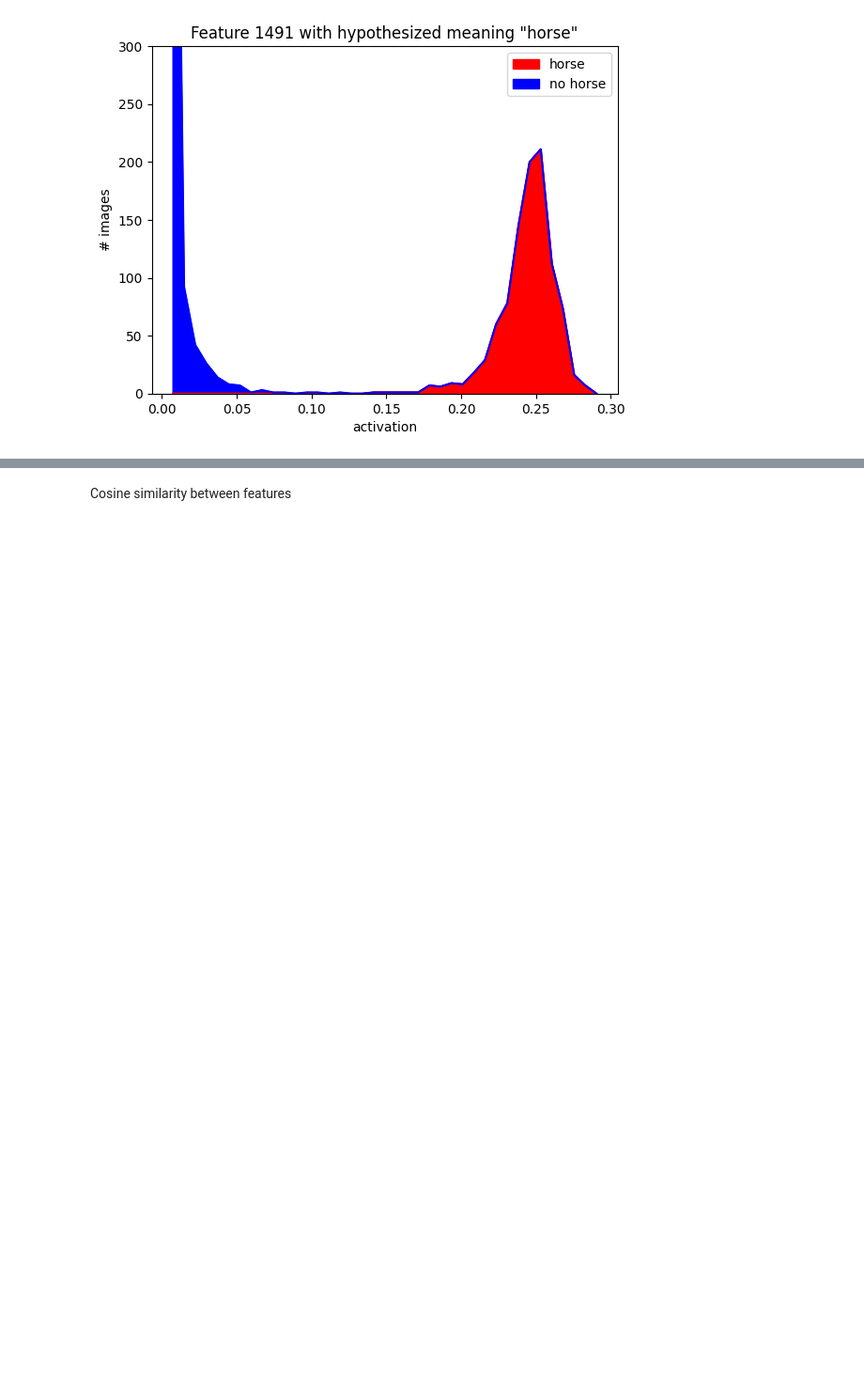
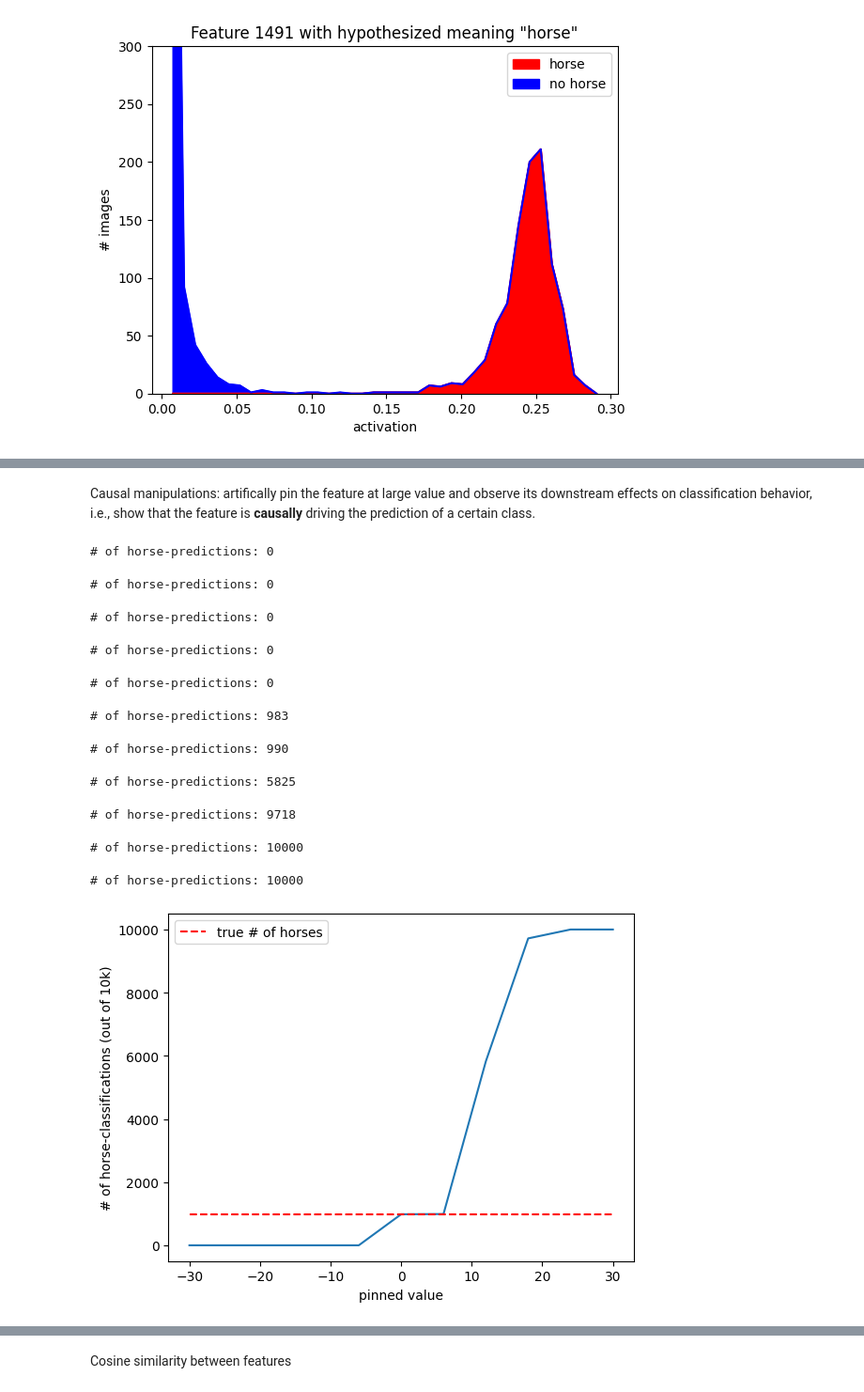
Before and after one commit to V-G-spec/DLProject-MLP, a Jupyter notebook: Experiments/Francesco/feature_analysis_crossval.ipynb, the cells around one changed output, grey strips where cells are left out. Shown at 94% size. Saved outputs shown, nothing was run; the diff lists cells and outputs as text; code cells hidden in the pictures; blank space fills up the shorter version.

Commit message:
added causal analysis of features

```diff
--- a/Experiments/Francesco/feature_analysis_crossval.ipynb
+++ b/Experiments/Francesco/feature_analysis_crossval.ipynb
@@ -272,0 +302,56 @@ _ = plt.legend(loc='upper right')
+# %% [markdown]
+Causal manipulations: artifically pin the feature at large value and observe its downstream effects on classification behavior, i.e., show that the feature is **causally** driving the prediction of a certain class.
+# %%
+f_normed = f_vec / (f_vec.norm() + 1e-8)
+pin_value = 0
+
+def pin_hook(module, input, output):
+    batch_size = output.shape[0]
+    ablated = output-output@f_normed.view(-1, 1)@f_normed.view(1, -1)
+    pinned = ablated + pin_value*f_normed.view(1, -1).expand(batch_size, -1)
+    return pinned
+
+hook_vgg = vgg._modules['classifier'][4].register_forward_hook(pin_hook)
+
+with torch.no_grad():
+    nsamples = train_data.targets.shape[0]
+    total_acc, total_top5 = AverageMeter(), AverageMeter()
+    batchsize = 100
+    vgg.eval()
+    dataloader = DataLoader(train_data, batch_size=batchsize, shuffle=False)
+    label_idx = idxs4labels[label]
+    pin_vals = np.linspace(-30, 30, 11)
+    counts = []
+
+    for val in pin_vals:
+        pin_value = val
+        counter = 0
+        for imgs, targs in tqdm(dataloader, desc="Evaluation"):
+            preds = vgg(imgs)
+            hard_preds = preds.argmax(dim=1)
+            counter += (hard_preds == label_idx).sum().item()
+
+        print(f'# of {label}-predictions: {counter}')
+        counts.append(counter)
+
+hook_vgg.remove()
+
+n_true_inst = (train_data.targets == l_idx).sum().item()
+plt.plot(pin_vals, counts)
+plt.hlines(n_true_inst, pin_vals[0], pin_vals[-1], linestyles="dashed", colors="red", label=f"true # of {label}s")
+_ = plt.xlabel('pinned value')
+_ = plt.ylabel(f'# of {label}-classifications (out of 10k)')
+_ = plt.legend()
+# %% [output]
+# of horse-predictions: 0
+# of horse-predictions: 0
+# of horse-predictions: 0
+# of horse-predictions: 0
+# of horse-predictions: 0
+# of horse-predictions: 983
+# of horse-predictions: 990
+# of horse-predictions: 5825
+# of horse-predictions: 9718
+# of horse-predictions: 10000
+# of horse-predictions: 10000
+[figure, added]
```
Also changed, not shown: parts of 8 cells of this notebook.
